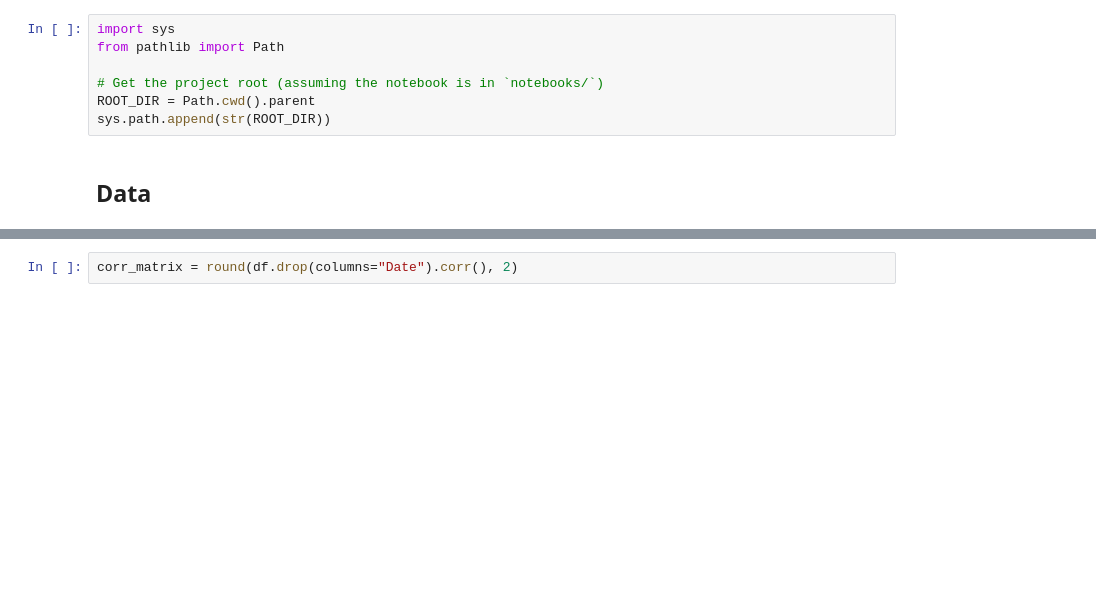
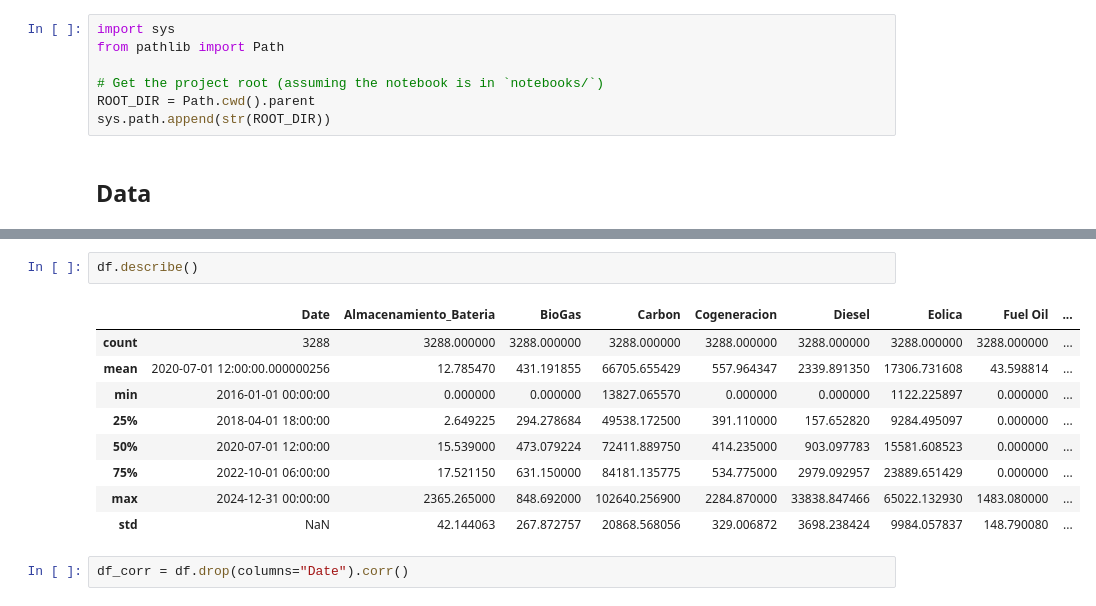
Before and after one commit to UCM-Industrial/Forecast_J.Troncoso, a Jupyter notebook: notebooks/01_data_exploration.ipynb, the cells around one changed output, grey strips where cells are left out. Saved outputs shown, nothing was run; the diff lists cells and outputs as text; blank space fills up the shorter version.

```diff
--- a/notebooks/01_data_exploration.ipynb
+++ b/notebooks/01_data_exploration.ipynb
@@ -25,2 +57,14 @@ df = pd.read_csv(path)
+# %%
+df.describe()
+# %% [output]
+|  | Date | Almacenamiento_Bateria | BioGas | Carbon | Cogeneracion | Diesel | Eolica | Fuel Oil | ... |
+| count | 3288 | 3288.000000 | 3288.000000 | 3288.000000 | 3288.000000 | 3288.000000 | 3288.000000 | 3288.000000 | ... |
+| mean | 2020-07-01 12:00:00.000000256 | 12.785470 | 431.191855 | 66705.655429 | 557.964347 | 2339.891350 | 17306.731608 | 43.598814 | ... |
+| min | 2016-01-01 00:00:00 | 0.000000 | 0.000000 | 13827.065570 | 0.000000 | 0.000000 | 1122.225897 | 0.000000 | ... |
+| 25% | 2018-04-01 18:00:00 | 2.649225 | 294.278684 | 49538.172500 | 391.110000 | 157.652820 | 9284.495097 | 0.000000 | ... |
+| 50% | 2020-07-01 12:00:00 | 15.539000 | 473.079224 | 72411.889750 | 414.235000 | 903.097783 | 15581.608523 | 0.000000 | ... |
+| 75% | 2022-10-01 06:00:00 | 17.521150 | 631.150000 | 84181.135775 | 534.775000 | 2979.092957 | 23889.651429 | 0.000000 | ... |
+| max | 2024-12-31 00:00:00 | 2365.265000 | 848.692000 | 102640.256900 | 2284.870000 | 33838.847466 | 65022.132930 | 1483.080000 | ... |
+| std | NaN | 42.144063 | 267.872757 | 20868.568056 | 329.006872 | 3698.238424 | 9984.057837 | 148.790080 | ... |
 # %%
-corr_matrix = round(df.drop(columns="Date").corr(), 2)
+df_corr = df.drop(columns="Date").corr()
```
Also changed, not shown: parts of 6 cells of this notebook.
